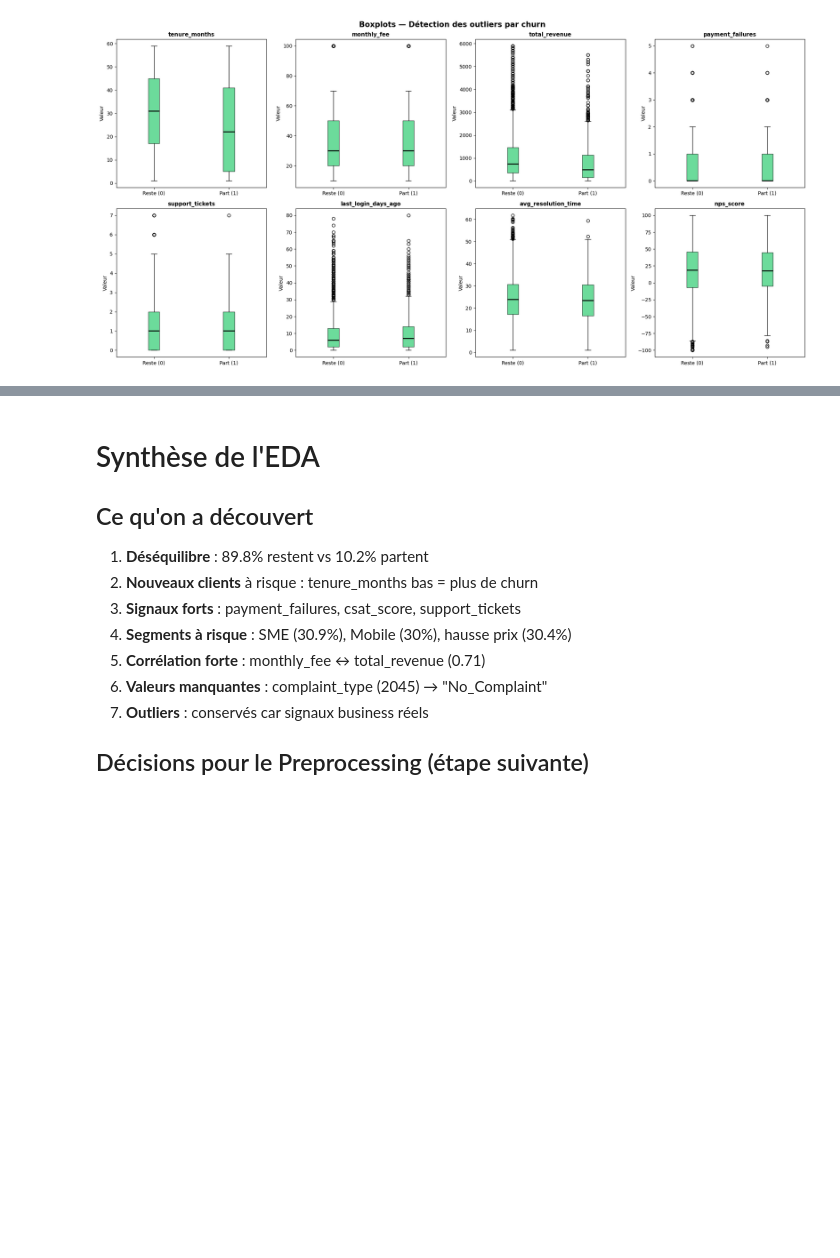
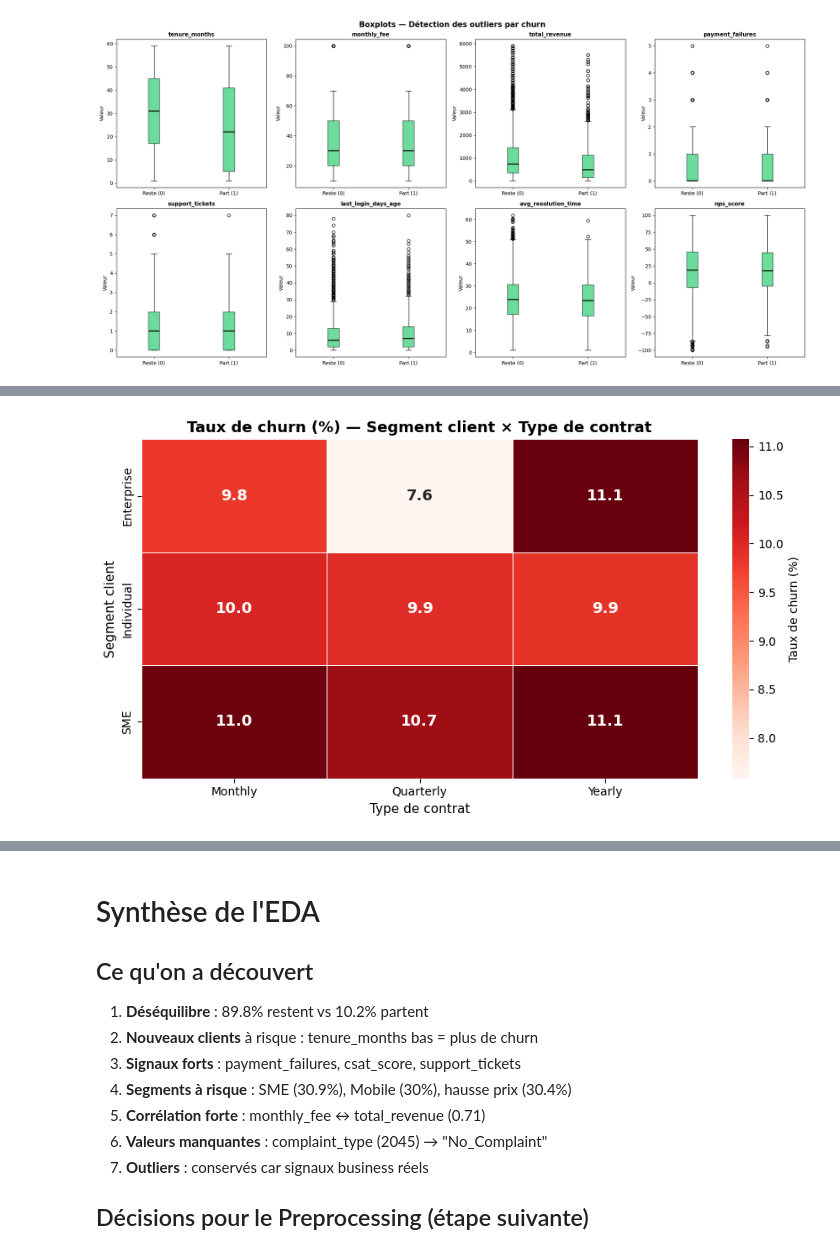
Before and after one commit to ErvinGoby23/projet-data-science, a Jupyter notebook: notebooks/EDA.ipynb, the cells around one changed output, grey strips where cells are left out. Saved outputs shown, nothing was run; the diff lists cells and outputs as text; code cells hidden in the pictures; blank space fills up the shorter version.

```diff
--- a/notebooks/EDA.ipynb
+++ b/notebooks/EDA.ipynb
@@ -583,0 +506,24 @@ plt.show()  # ← juste ça !
+# %%
+# HEATMAP CROISÉE — SEGMENT × CONTRAT
+
+pivot = df.pivot_table(values='churn',
+                       index='customer_segment',
+                       columns='contract_type',
+                       aggfunc='mean') * 100
+
+fig, ax = plt.subplots(figsize=(9, 5))
+sns.heatmap(pivot,
+            annot=True, fmt='.1f', cmap='Reds',
+            linewidths=0.5,
+            annot_kws={'size': 13, 'fontweight': 'bold'},
+            ax=ax,
+            cbar_kws={'label': 'Taux de churn (%)'})
+
+ax.set_title('Taux de churn (%) — Segment client × Type de contrat',
+             fontsize=13, fontweight='bold')
+ax.set_xlabel('Type de contrat', fontsize=11)
+ax.set_ylabel('Segment client', fontsize=11)
+plt.tight_layout()
+plt.show()
+# %% [output]
+[figure, added]
```
Also changed, not shown: parts of 18 cells of this notebook, 27 other files.
